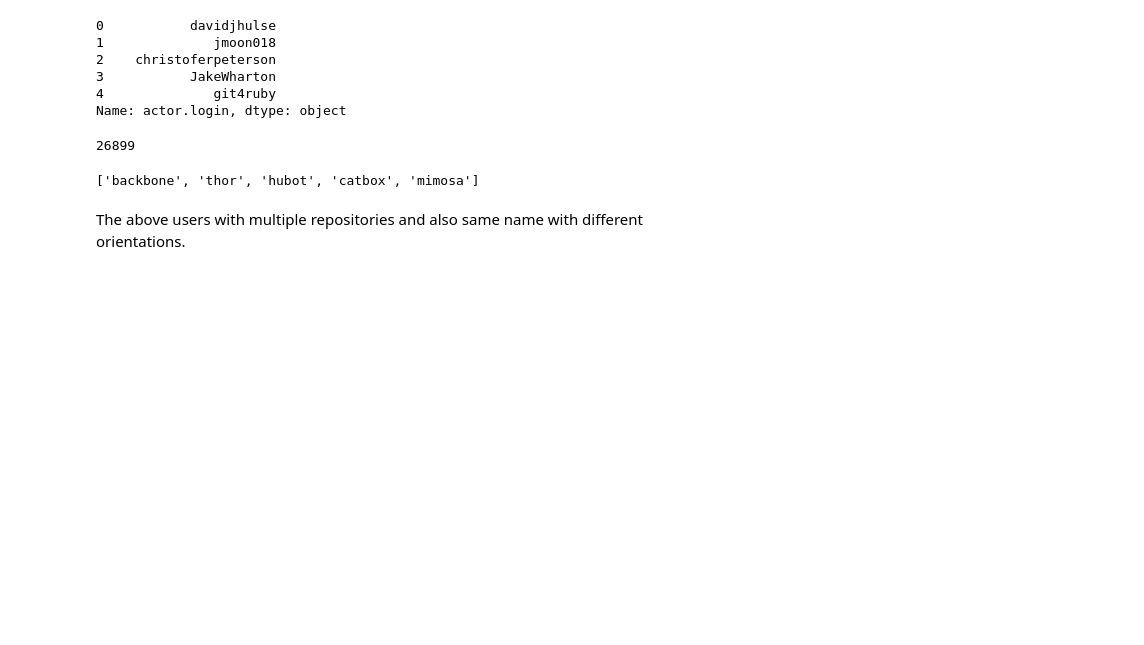
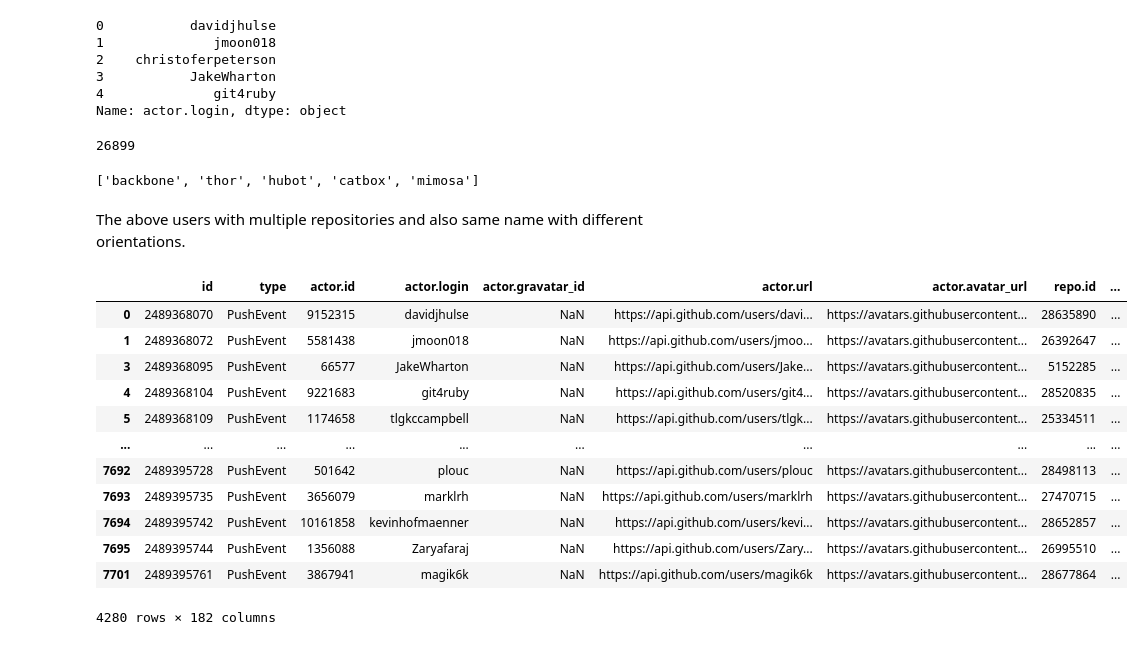
Before and after one commit to prithvikolla/GitHub_Repository_Analysis, a Jupyter notebook: GRA_Analysis.ipynb, the cells around one changed output. Drawn from its saved outputs; the diff is of its cells as text; code cells hidden in the pictures; blank space fills up the shorter version.

```diff
--- a/GRA_Analysis.ipynb
+++ b/GRA_Analysis.ipynb
@@ -399,0 +398,16 @@ df_GRA
+# %%
+df_Push
+# %% [output]
+|  | id | type | actor.id | actor.login | actor.gravatar_id | actor.url | actor.avatar_url | repo.id | ... |
+| 0 | 2489368070 | PushEvent | 9152315 | davidjhulse | NaN | https://api.github.com/users/davi... | https://avatars.githubusercontent... | 28635890 | ... |
+| 1 | 2489368072 | PushEvent | 5581438 | jmoon018 | NaN | https://api.github.com/users/jmoo... | https://avatars.githubusercontent... | 26392647 | ... |
+| 3 | 2489368095 | PushEvent | 66577 | JakeWharton | NaN | https://api.github.com/users/Jake... | https://avatars.githubusercontent... | 5152285 | ... |
+| 4 | 2489368104 | PushEvent | 9221683 | git4ruby | NaN | https://api.github.com/users/git4... | https://avatars.githubusercontent... | 28520835 | ... |
+| 5 | 2489368109 | PushEvent | 1174658 | tlgkccampbell | NaN | https://api.github.com/users/tlgk... | https://avatars.githubusercontent... | 25334511 | ... |
+| ... | ... | ... | ... | ... | ... | ... | ... | ... | ... |
+| 7692 | 2489395728 | PushEvent | 501642 | plouc | NaN | https://api.github.com/users/plouc | https://avatars.githubusercontent... | 28498113 | ... |
+| 7693 | 2489395735 | PushEvent | 3656079 | marklrh | NaN | https://api.github.com/users/marklrh | https://avatars.githubusercontent... | 27470715 | ... |
+| 7694 | 2489395742 | PushEvent | 10161858 | kevinhofmaenner | NaN | https://api.github.com/users/kevi... | https://avatars.githubusercontent... | 28652857 | ... |
+| 7695 | 2489395744 | PushEvent | 1356088 | Zaryafaraj | NaN | https://api.github.com/users/Zary... | https://avatars.githubusercontent... | 26995510 | ... |
+| 7701 | 2489395761 | PushEvent | 3867941 | magik6k | NaN | https://api.github.com/users/magik6k | https://avatars.githubusercontent... | 28677864 | ... |
+4280 rows × 182 columns
```
Also changed, not shown: parts of 10 cells of this notebook.
